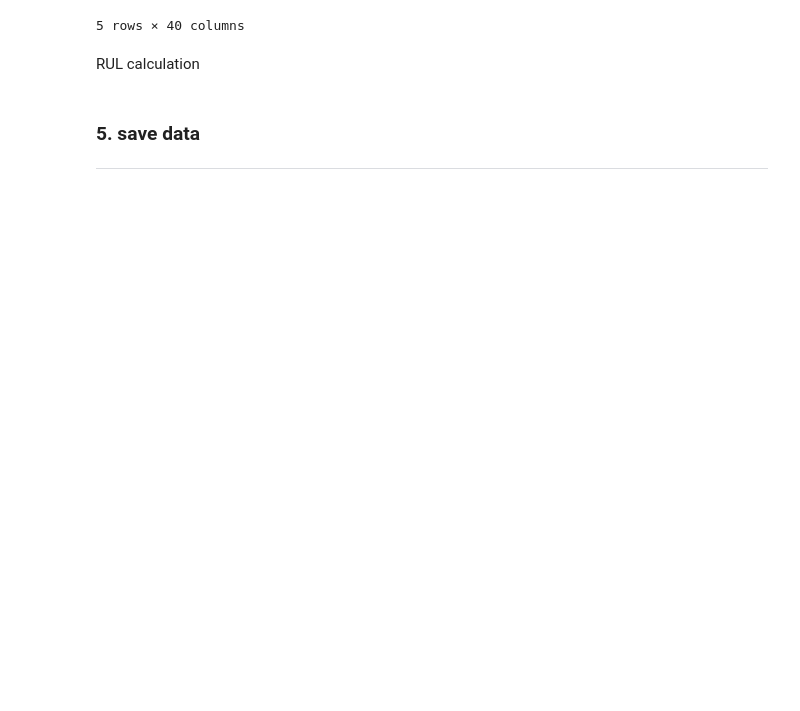
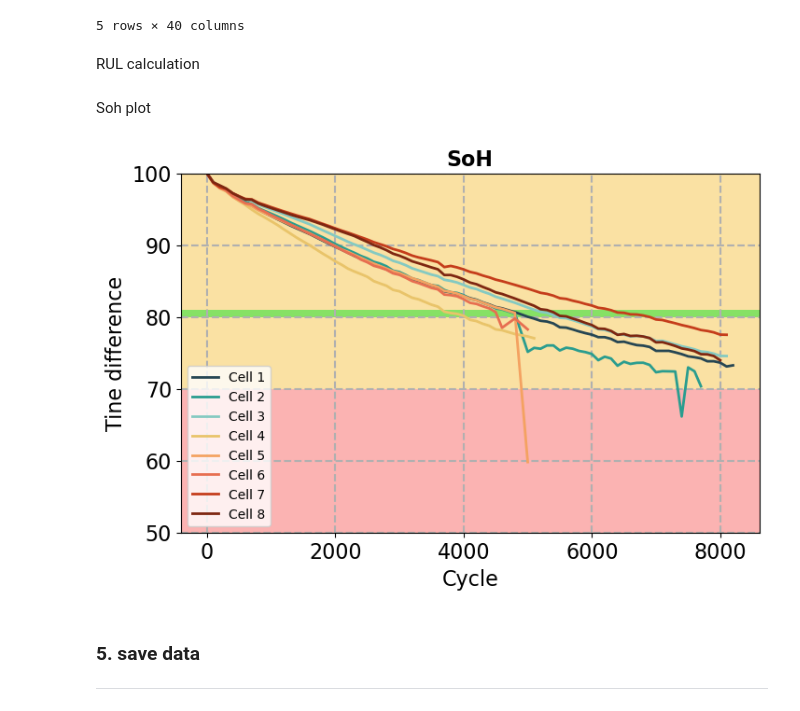
Before and after one commit to ikumpli/LSTM-GANS-RUL-Prediction-for-Lithium-ion-Bateries, a Jupyter notebook: code/02_01_eda.ipynb, the cells around one changed output. Saved outputs shown, nothing was run; the diff lists cells and outputs as text; code cells hidden in the pictures; blank space fills up the shorter version.

```diff
--- a/code/02_01_eda.ipynb
+++ b/code/02_01_eda.ipynb
@@ -261,6 +261,20 @@ for bateria in df_desc_final.index.get_level_values(0).unique().tolist():
 
 df_desc_final['RUL'] = df_desc_final.index.get_level_values(0).astype(int).map(eol)
 df_desc_final['RUL'] = df_desc_final['RUL'] - df_desc_final.index.get_level_values(1).astype(int)
+# %% [markdown]
+Soh plot
+# %%
+fig = plt.figure(figsize=(8, 5))
+for x in range(1, 9):
+    cycles, values = df_desc_final[df_desc_final.index.get_level_values(0) == x]['SoH_max_ch'].index.get_level_values(1).tolist(), df_desc_final[df_desc_final.index.get_level_values(0) == x]['SoH_max_ch'].values
+    plt.plot(cycles, values, label=f"Cell {x}", linewidth=2, color=modified_palette[x-1])
+plt.xticks(fontsize=16), plt.yticks(fontsize=16), plt.grid(linestyle='--',linewidth=1.5);
+plt.xlabel('Cycle', fontsize = 16), plt.ylabel('Tine difference', fontsize = 16),  plt.title(f'SoH', fontdict=font), plt.legend(fontsize=10);
+plt.ylim(50, 100);
+plt.axhspan(70, 50, facecolor='#f50400', alpha=0.3), plt.axhspan(80, 70, facecolor='#f4b41a', alpha=0.4), \
+                                                                   plt.axhspan(81, 80, facecolor='#68da3e', alpha=0.8), plt.axhspan(81, 100, facecolor='#f4b41a', alpha=0.4);
+# %% [output]
+[figure, added]
 # %% [markdown]
 ### <a id='5'>5. save data</a>
 ---
```
Also changed, not shown: 3 other files.
